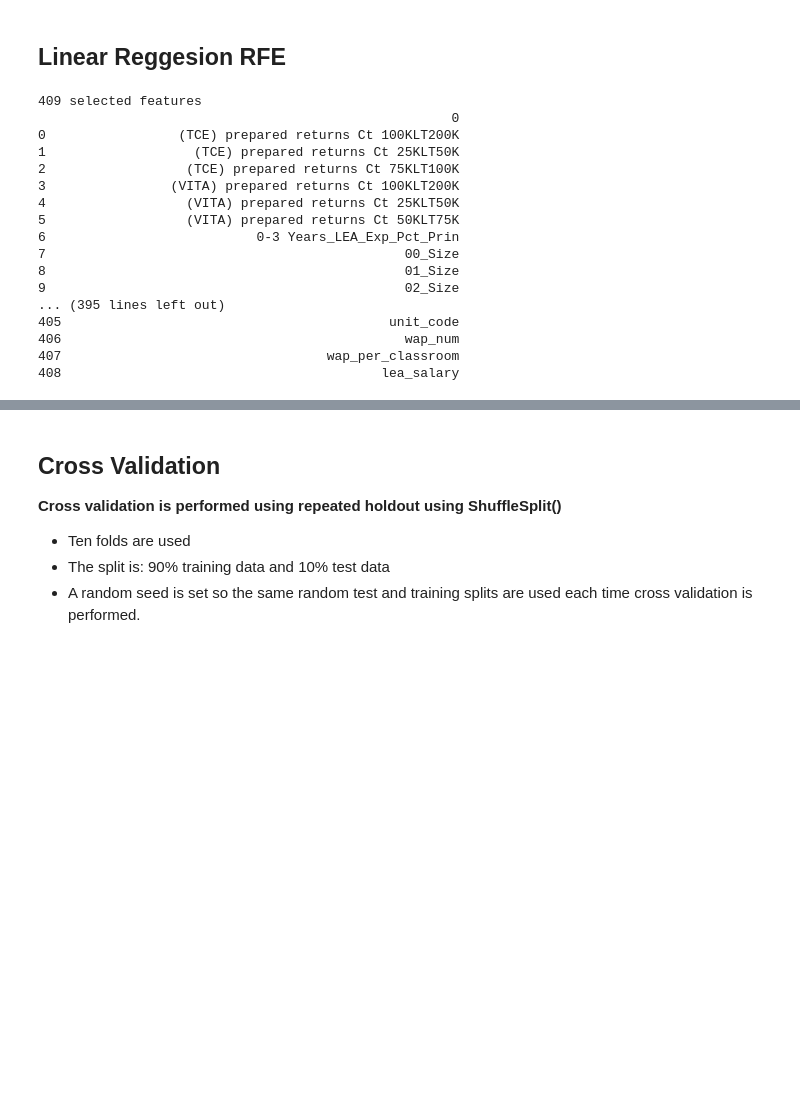
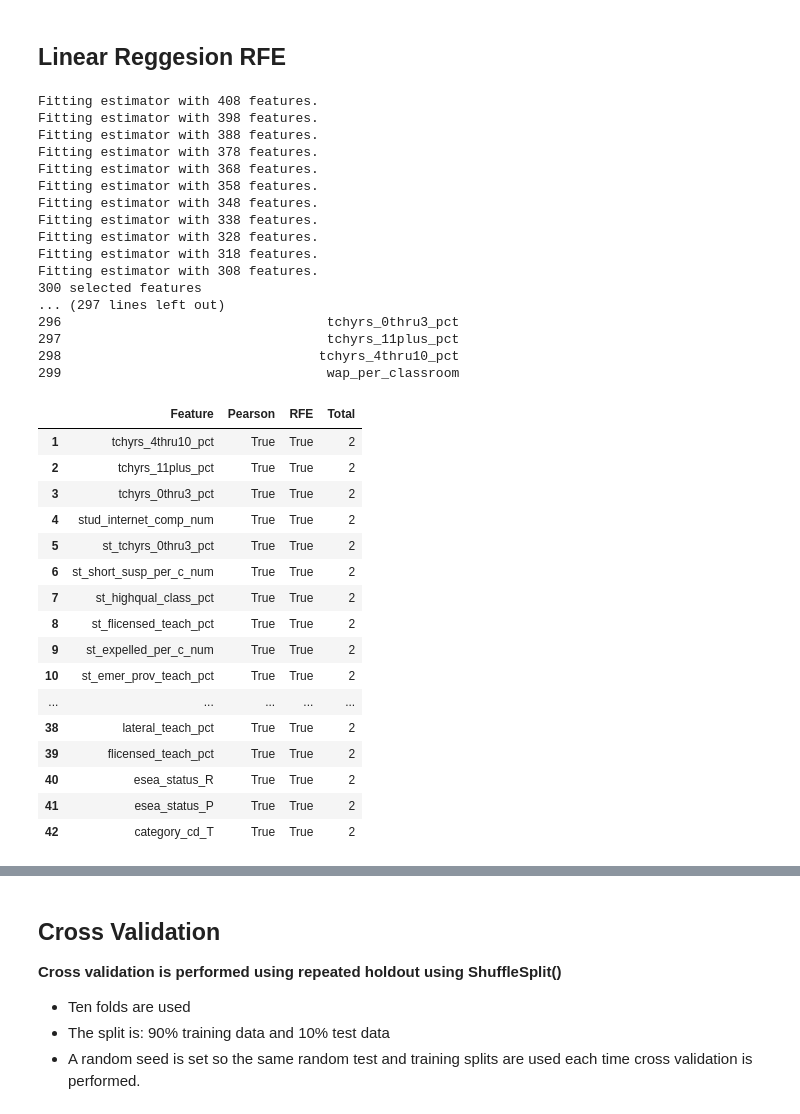
Before and after one commit to wtubin/TeacherRetentionofNC, a Jupyter notebook: 2017/Models/NCTeacherAttritionRatePredict.ipynb, the cells around one changed output, grey strips where cells are left out. Drawn from its saved outputs; the diff is of its cells as text; code cells hidden in the pictures; blank space fills up the shorter version.

```diff
--- a/2017/Models/NCTeacherAttritionRatePredict.ipynb
+++ b/2017/Models/NCTeacherAttritionRatePredict.ipynb
@@ -356,7 +311,7 @@ def cor_selector(X, y):
         # replace NaN with 0
         cor_list = [0 if np.isnan(i) else i for i in cor_list]
         # feature name
-        cor_feature = X.iloc[:,np.argsort(np.abs(cor_list))[-500:]].columns.tolist()
+        cor_feature = X.iloc[:,np.argsort(np.abs(cor_list))[-300:]].columns.tolist()
         # feature selection? 0 for not select, 1 for select
         cor_support = [True if i in cor_feature else False for i in feature_name]
     return cor_support, cor_feature
@@ -386,49 +341,67 @@ print(pd.DataFrame( cor_feature))
 # %%
 from sklearn.feature_selection import RFE
 from sklearn.linear_model import LinearRegression
-rfe_selector = RFE(estimator=LinearRegression(), n_features_to_select=500, step=10, verbose=5)
-rfe_selector.fit(X_norm, y_fs)
+rfe_selector = RFE(estimator=LinearRegression(), n_features_to_select=300, step=10, verbose=5)
+rfe_selector.fit(X_fs, y_fs)
 rfe_support = rfe_selector.get_support()
 rfe_feature = X_fs.loc[:,rfe_support].columns.tolist()
 print(str(len(rfe_feature)), 'selected features')
 print(pd.DataFrame(rfe_feature))
 # %% [output]
-409 selected features
-                                                     0
-0                 (TCE) prepared returns Ct 100KLT200K
-1                   (TCE) prepared returns Ct 25KLT50K
-2                  (TCE) prepared returns Ct 75KLT100K
-3                (VITA) prepared returns Ct 100KLT200K
-4                  (VITA) prepared returns Ct 25KLT50K
-5                  (VITA) prepared returns Ct 50KLT75K
-6                           0-3 Years_LEA_Exp_Pct_Prin
-7                                              00_Size
-8                                              01_Size
-9                                              02_Size
-... (395 lines left out)
-405                                          unit_code
-406                                            wap_num
-407                                  wap_per_classroom
-408                                         lea_salary
+Fitting estimator with 408 features.
+Fitting estimator with 398 features.
+Fitting estimator with 388 features.
+Fitting estimator with 378 features.
+Fitting estimator with 368 features.
+Fitting estimator with 358 features.
+Fitting estimator with 348 features.
+Fitting estimator with 338 features.
+Fitting estimator with 328 features.
+Fitting estimator with 318 features.
+Fitting estimator with 308 features.
+300 selected features
+... (297 lines left out)
+296                                  tchyrs_0thru3_pct
+297                                  tchyrs_11plus_pct
+298                                 tchyrs_4thru10_pct
+299                                  wap_per_classroom
 # %%
 ## Summary
 pd.set_option('display.max_rows', None)
 # put all selection together
 feature_selection_df = pd.DataFrame({'Feature':feature_name
                                      , 'Pearson':cor_support
                                      #, 'Chi-2':chi_support
                                      , 'RFE':rfe_support
                                     # , 'Logistics':embeded_lr_support
                                      #,'Random Forest':embeded_rf_support
-                                     , 'LightGBM':embeded_lgb_support
+                                     #, 'LightGBM':embeded_lgb_support
                                     })
 # count the selected times for each feature
 feature_selection_df['Total'] = np.sum(feature_selection_df, axis=1)
 # display the top 100
 feature_selection_df = feature_selection_df.sort_values(['Total','Feature'] ,
 ascending=False)
 feature_selection_df.index = range(1, len(feature_selection_df)+1)
-feature_selection_df.head(42)
+feature_selection_df
+# %% [output]
+|  | Feature | Pearson | RFE | Total |
+| 1 | tchyrs_4thru10_pct | True | True | 2 |
+| 2 | tchyrs_11plus_pct | True | True | 2 |
+| 3 | tchyrs_0thru3_pct | True | True | 2 |
+| 4 | stud_internet_comp_num | True | True | 2 |
+| 5 | st_tchyrs_0thru3_pct | True | True | 2 |
+| 6 | st_short_susp_per_c_num | True | True | 2 |
+| 7 | st_highqual_class_pct | True | True | 2 |
+| 8 | st_flicensed_teach_pct | True | True | 2 |
+| 9 | st_expelled_per_c_num | True | True | 2 |
+| 10 | st_emer_prov_teach_pct | True | True | 2 |
+| ... | ... | ... | ... | ... |
+| 38 | lateral_teach_pct | True | True | 2 |
+| 39 | flicensed_teach_pct | True | True | 2 |
+| 40 | esea_status_R | True | True | 2 |
+| 41 | esea_status_P | True | True | 2 |
+| 42 | category_cd_T | True | True | 2 |
 # %%
 # Transform
 
```
Also changed, not shown: parts of 30 cells of this notebook, 38 other files.
